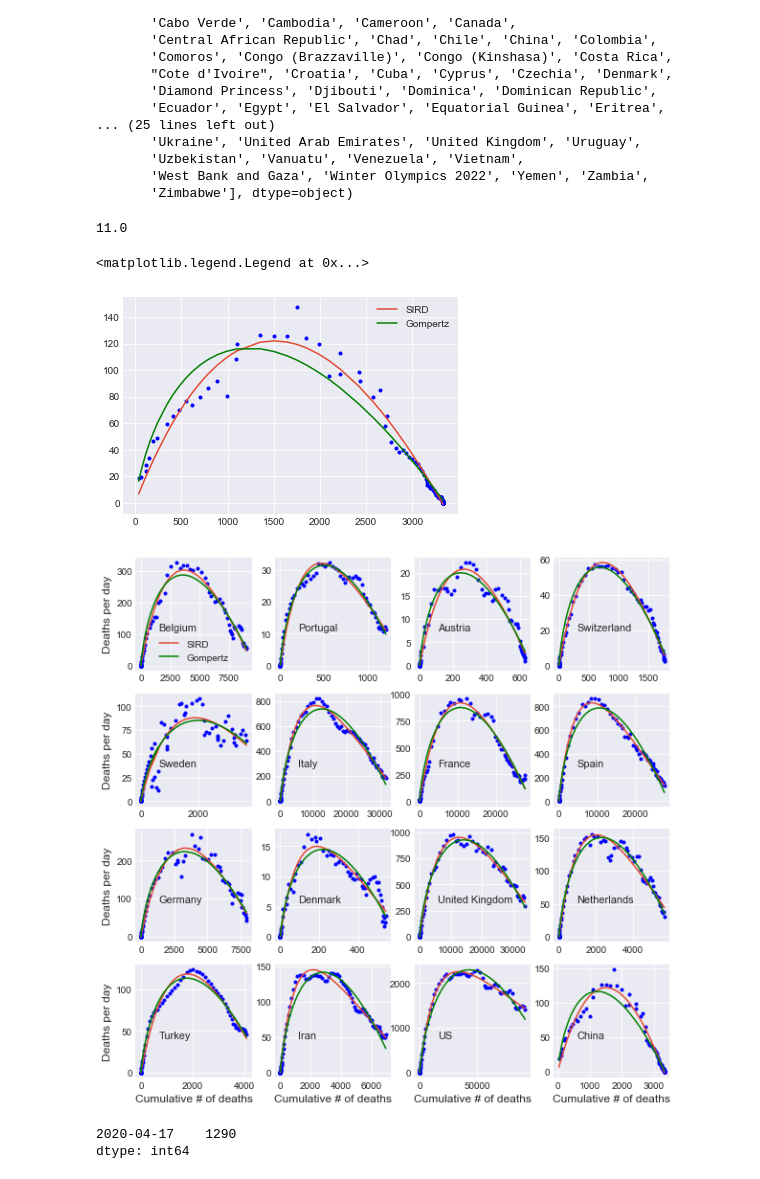
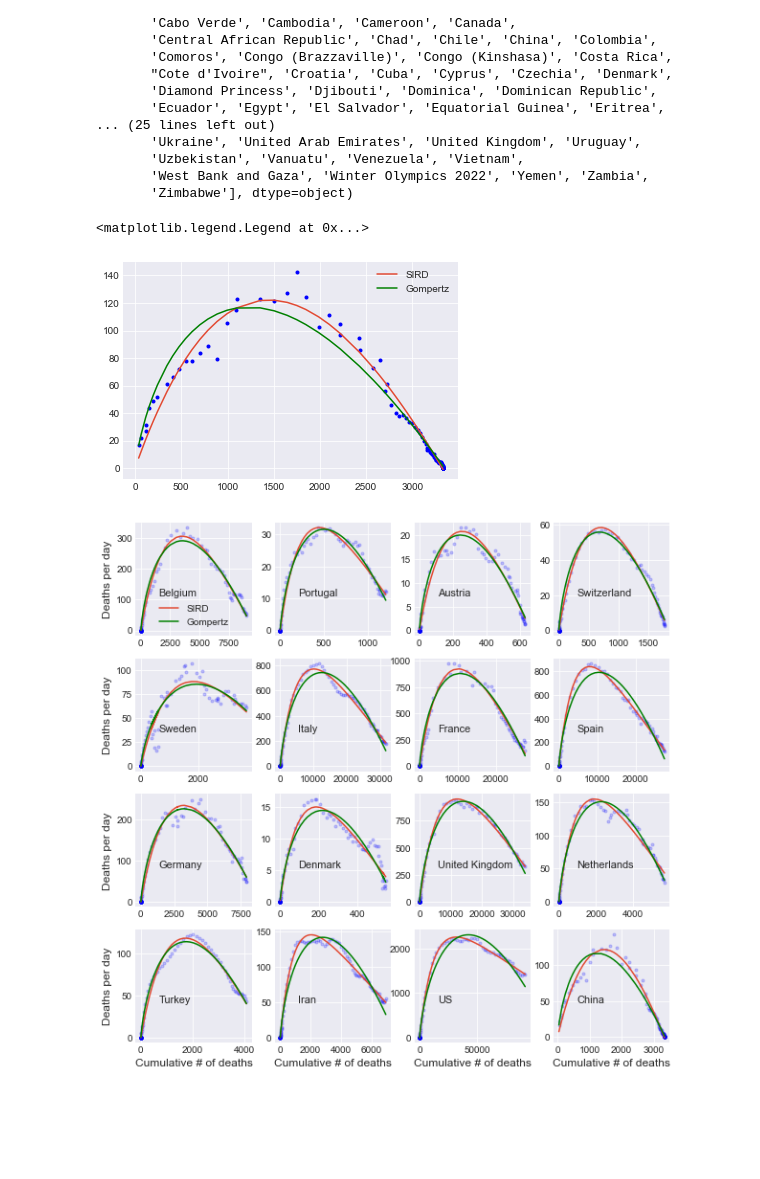
Before and after one commit to matzhaugen/mortality, a Jupyter notebook: notebooks/gompertz_vs_sird.ipynb, the cells around one changed output. Cells and saved outputs as stored; diff of their text form; code cells hidden in the pictures; blank space fills up the shorter version.

```diff
--- a/notebooks/gompertz_vs_sird.ipynb
+++ b/notebooks/gompertz_vs_sird.ipynb
@@ -76,7 +114,7 @@ array(['Afghanistan', 'Albania', 'Algeria', 'Andorra', 'Angola',
 # %%
 START_DATE = "2020-01-22"
 END_DATE = "2020-05-16"
-WINDOW = 6 # days
+WINDOW = 7 # days
 def get_data2(country):
     y = data2[data2["Country/Region"] == country].iloc[:, 4:].sum(axis=0)
     dates = pd.to_datetime(data2.columns[4:], format="%m/%d/%y")
@@ -121,57 +159,57 @@ plt.plot(x, sird(x, *popt), label="SIRD")
 plt.plot(x, gomp(x, *popt_gomp), label="Gompertz", color="#008000")
 plt.legend()
 # %% [output]
-11.0
+<matplotlib.legend.Legend at 0x...>
-<matplotlib.legend.Legend at 0x...>
-[figure, old version]
+[figure, new version]
 # %%
+plt.rcParams['text.usetex'] = False
 f, axs = plt.subplots(4,4,figsize=(10,10))
 subset = ['Belgium', 'Portugal',  'Austria',
        'Switzerland', 'Sweden',  'Italy', 'France', 'Spain', 'Germany','Denmark',
           "United Kingdom", 'Netherlands', "Turkey", "Iran", "US", "China"]
+
+popt_country = {}
+popt_gomp_country = {}
+maxd = {}
 for n, country in enumerate(subset):
     if n > 15:
         break
     i = int(n / 4)
     j = n % 4
     plt.sca(axs[i, j])
     country_data = get_data2(country)
-    x, y = country_data.cumDeaths, country_data.rollDeaths
+    x, y = country_data.cumDeaths + 1, country_data.rollDeaths
+    maxd[country] = np.max(x)
     sird_min_params = (10, 1e-6, 0.001) # gamma, eta, beta
     sird_max_params = (10000, 1e-2, 1)
     gomp_min_params = (0.01, 0.001, 0.01) # beta, alpha, x_tilde
     gomp_max_params = (10, 1., 1.)
 
 
     popt, pcov = spo.curve_fit(sird, x, y, bounds=(sird_min_params, sird_max_params))
     popt_gomp, pcov_gomp = spo.curve_fit(gomp, x, y, bounds=(gomp_min_params, gomp_max_params))
-
-    plt.plot(x, y, ".", color="#0000ff")
+    popt_country[country] = popt
+    popt_gomp_country[country] = popt_gomp
+    gamma, eta, beta = popt
+    r0 = np.round(eta * gamma / beta, 1)
+    plt.plot(x, y, ".", color="#0000ff", alpha=0.2)
     plt.plot(x, sird(x, *popt), label="SIRD")
     plt.plot(x, gomp(x, *popt_gomp), label="Gompertz", color="#008000")
     xmin, xmax = axs[i, j].get_xlim()
     ymin, ymax = axs[i, j].get_ylim()
     x_alpha = 0.80
     y_alpha = 0.65
 
     xloc = xmin * x_alpha + xmax * (1-x_alpha)
     yloc = ymin * y_alpha + ymax * (1-y_alpha)
     plt.text(xloc, yloc, country, fontsize=11)
+#     plt.text(xloc, yloc * 0.5, r0, fontsize=11)
     if j == 0:
         plt.ylabel("Deaths per day")
     if i == 3:
         plt.xlabel("Cumulative # of deaths")
     if n == 0:
         plt.legend()
 plt.savefig("../figures/Gompertz_vs_SIRD.pdf")
 # %% [output]
-[figure, old version]
+[figure, new version]
-# %%
-y = data2[data2["Country/Region"] == "China"].iloc[:, 4:].sum(axis=0)
-dates = pd.to_datetime(data2.columns[4:], format="%m/%d/%y")
-deaths = pd.Series(index=dates[1:], data=np.diff(y.values.flatten()))
-
-# deaths.loc["04-2020"]
-# %% [output]
-2020-04-17    1290
-dtype: int64
```
Also changed, not shown: parts of 14 cells of this notebook, 5 other files.
